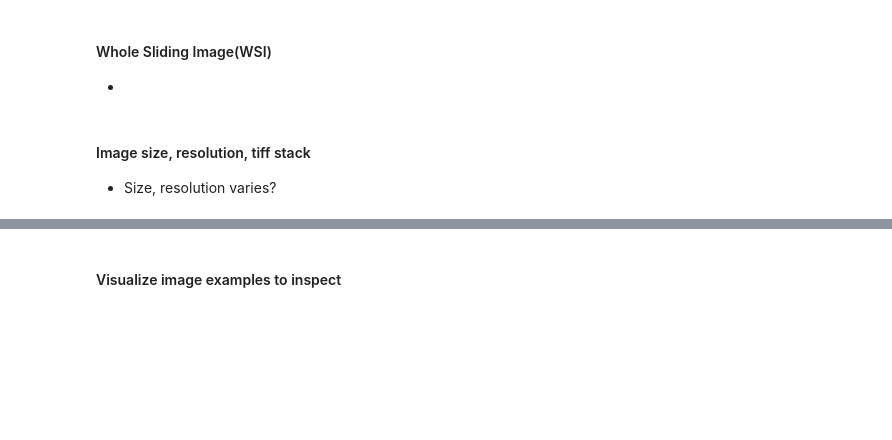
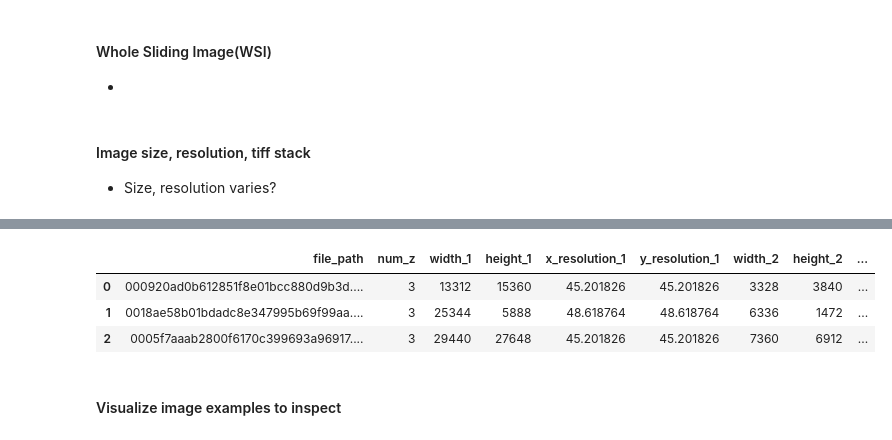
Before and after one commit to Huangt19150/microscopy-with-ml, a Jupyter notebook: notebooks/01_eda.ipynb, the cells around one changed output, grey strips where cells are left out. Drawn from its saved outputs; the diff is of its cells as text; code cells hidden in the pictures; blank space fills up the shorter version.

```diff
--- a/notebooks/01_eda.ipynb
+++ b/notebooks/01_eda.ipynb
@@ -56,2 +115,27 @@ print(dpi_x, dpi_y, dpi_unit)
+# %%
+df_image_info = pd.DataFrame(
+    {
+        "file_path": IMAGE_DIRS,
+        "num_z": num_z,
+        "width_1": widths[0],
+        "height_1": heights[0],
+        "x_resolution_1": x_resolution[0],
+        "y_resolution_1": y_resolution[0],
+        "width_2": widths[1],
+        "height_2": heights[1],
+        "x_resolution_2": x_resolution[1],
+        "y_resolution_2": y_resolution[1],
+        "width_3": widths[2],
+        "height_3": heights[2],
+        "x_resolution_3": x_resolution[2],
+        "y_resolution_3": y_resolution[2]
+    }
+)
+df_image_info
+# %% [output]
+|  | file_path | num_z | width_1 | height_1 | x_resolution_1 | y_resolution_1 | width_2 | height_2 | ... |
+| 0 | 000920ad0b612851f8e01bcc880d9b3d.... | 3 | 13312 | 15360 | 45.201826 | 45.201826 | 3328 | 3840 | ... |
+| 1 | 0018ae58b01bdadc8e347995b69f99aa.... | 3 | 25344 | 5888 | 48.618764 | 48.618764 | 6336 | 1472 | ... |
+| 2 | 0005f7aaab2800f6170c399693a96917.... | 3 | 29440 | 27648 | 45.201826 | 45.201826 | 7360 | 6912 | ... |
 # %% [markdown]
 #### Visualize image examples to inspect
```
Also changed, not shown: parts of 6 cells of this notebook, 1 other file.
